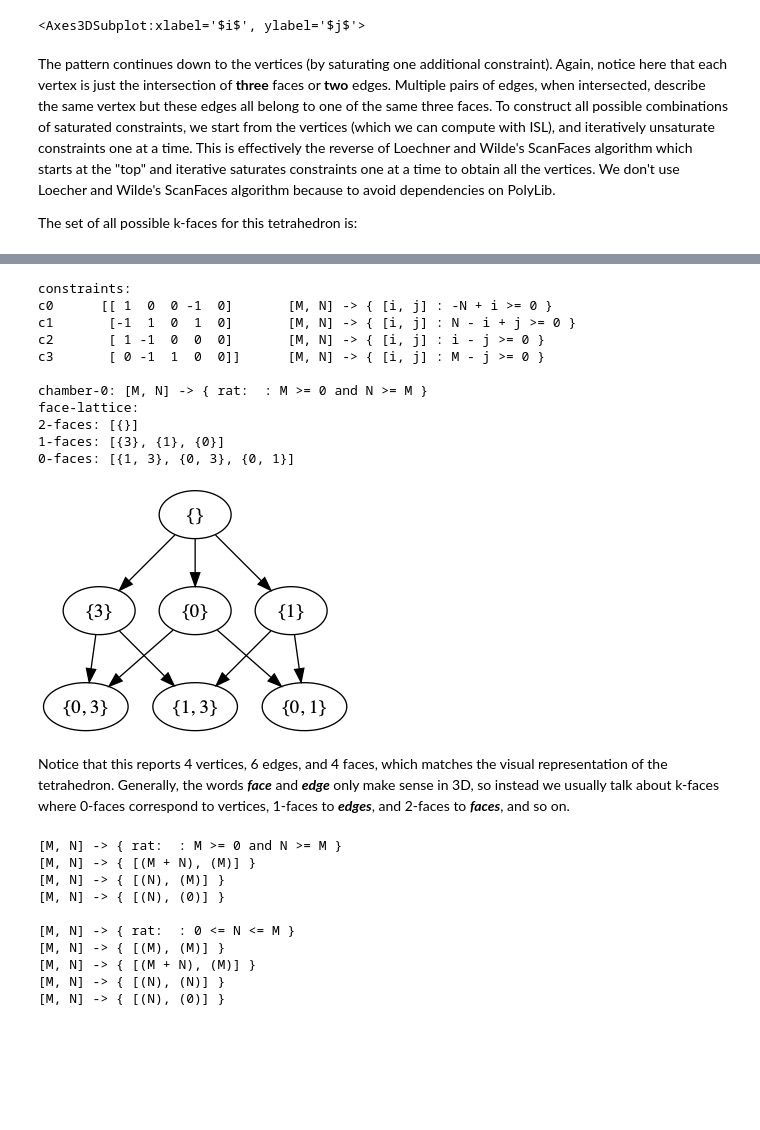
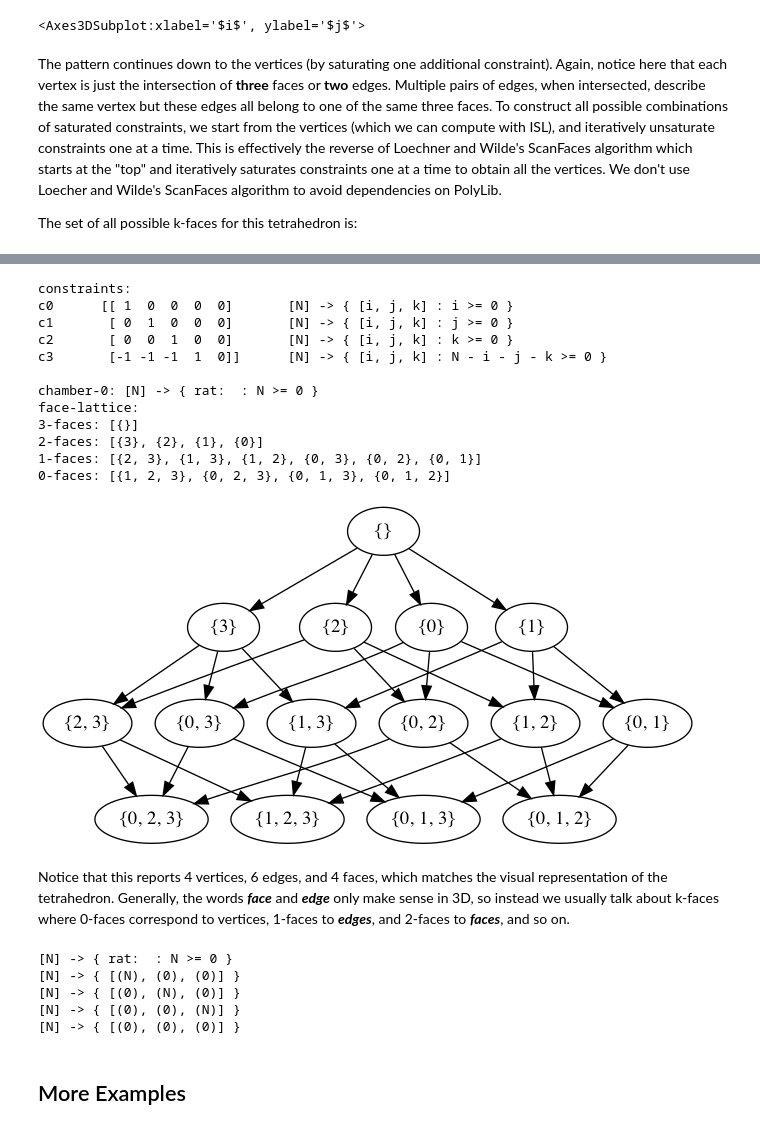
Before and after one commit to lnarmour/simplifying-reductions, a Jupyter notebook: face-lattice.ipynb, the cells around one changed output, grey strips where cells are left out. Cells and saved outputs as stored; diff of their text form; code cells hidden in the pictures; blank space fills up the shorter version.

Commit message:
face lattice typo/fixes

```diff
--- a/face-lattice.ipynb
+++ b/face-lattice.ipynb
@@ -62,45 +64,44 @@ plot_3d_sets([bottom_diagonal_edge])
 [interactive output not drawn]
 <Axes3DSubplot:xlabel='$i$', ylabel='$j$'>
 # %% [markdown]
-The pattern continues down to the vertices (by saturating one additional constraint). Again, notice here that each vertex is just the intersection of **three** faces or **two** edges. Multiple pairs of edges, when intersected, describe the same vertex but these edges all belong to one of the same three faces.  To construct all possible combinations of saturated constraints, we start from the vertices (which we can compute with ISL), and iteratively unsaturate constraints one at a time. This is effectively the reverse of Loechner and Wilde's ScanFaces algorithm which starts at the "top" and iterative saturates constraints one at a time to obtain all the vertices. We don't use Loecher and Wilde's ScanFaces algorithm because to avoid dependencies on PolyLib.
+The pattern continues down to the vertices (by saturating one additional constraint). Again, notice here that each vertex is just the intersection of **three** faces or **two** edges. Multiple pairs of edges, when intersected, describe the same vertex but these edges all belong to one of the same three faces.  To construct all possible combinations of saturated constraints, we start from the vertices (which we can compute with ISL), and iteratively unsaturate constraints one at a time. This is effectively the reverse of Loechner and Wilde's ScanFaces algorithm which starts at the "top" and iteratively saturates constraints one at a time to obtain all the vertices. We don't use Loecher and Wilde's ScanFaces algorithm to avoid dependencies on PolyLib.
 
 The set of all possible k-faces for this tetrahedron is:
 # %%
-#lattice = FaceLattice('[N]->{[i,j,k] : 0<=i,j,k and i+j+k<=N }')
-#lattice = FaceLattice('{ [i, j, k] : k >= -10 + i and k >= -10 + j and k >= 0 and -i + j <= k <= i and 10k < -i + 10j }')
-lattice = FaceLattice('[M, N] -> { [i, j] : i >= N and -N + i <= j <= i and j <= M }')
-plot_3d_sets([lattice.bset])
+lattice = FaceLattice('[N]->{[i,j,k] : 0<=i,j,k and i+j+k<=N }')
+plot_3d_sets([BasicSet('[N]->{[i,j,k] : N=12 and 0<=i,j,k and i+j+k<=N }')])
 
 print('constraints:')
 lattice.pretty_print_constraints()
 
 # there is really one face lattice per chamber, in these simple examples
 # there is only one chamber
 chamber = 0
 
 print('chamber-{}: {}'.format(chamber, lattice.chambers[chamber].get_domain()))
 lattice.pretty_print()
 G = lattice.graph[chamber]
 G = nx.relabel_nodes(G, lambda s: str(set(s)) if s else '{}', copy=False)
 nx.drawing.nx_pydot.write_dot(G, '.lattice.dot')
 gv.render('dot', 'png', '.lattice.dot')
 
 Image(".lattice.dot.png")
 # %% [output]
 [interactive output not drawn]
 [interactive output not drawn]
 constraints:
-c0      [[ 1  0  0 -1  0]       [M, N] -> { [i, j] : -N + i >= 0 }
-c1       [-1  1  0  1  0]       [M, N] -> { [i, j] : N - i + j >= 0 }
-c2       [ 1 -1  0  0  0]       [M, N] -> { [i, j] : i - j >= 0 }
-c3       [ 0 -1  1  0  0]]      [M, N] -> { [i, j] : M - j >= 0 }
+c0      [[ 1  0  0  0  0]       [N] -> { [i, j, k] : i >= 0 }
+c1       [ 0  1  0  0  0]       [N] -> { [i, j, k] : j >= 0 }
+c2       [ 0  0  1  0  0]       [N] -> { [i, j, k] : k >= 0 }
+c3       [-1 -1 -1  1  0]]      [N] -> { [i, j, k] : N - i - j - k >= 0 }
 
-chamber-0: [M, N] -> { rat:  : M >= 0 and N >= M }
+chamber-0: [N] -> { rat:  : N >= 0 }
 face-lattice:
-2-faces: [{}]
-1-faces: [{3}, {1}, {0}]
-0-faces: [{1, 3}, {0, 3}, {0, 1}]
+3-faces: [{}]
+2-faces: [{3}, {2}, {1}, {0}]
+1-faces: [{2, 3}, {1, 3}, {1, 2}, {0, 3}, {0, 2}, {0, 1}]
+0-faces: [{1, 2, 3}, {0, 2, 3}, {0, 1, 3}, {0, 1, 2}]
-[figure, old version]
+[figure, new version]
 # %% [markdown]
 Notice that this reports 4 vertices, 6 edges, and 4 faces, which matches the visual representation of the tetrahedron. Generally, the words ***face*** and ***edge*** only make sense in 3D, so instead we usually talk about k-faces where 0-faces correspond to vertices, 1-faces to ***edges***, and 2-faces to ***faces***, and so on.
 # %%
@@ -114,13 +115,10 @@ for c in cells:
         print(v.get_expr())
     print()
 # %% [output]
-[M, N] -> { rat:  : M >= 0 and N >= M }
-[M, N] -> { [(M + N), (M)] }
-[M, N] -> { [(N), (M)] }
-[M, N] -> { [(N), (0)] }
-
-[M, N] -> { rat:  : 0 <= N <= M }
-[M, N] -> { [(M), (M)] }
-[M, N] -> { [(M + N), (M)] }
-[M, N] -> { [(N), (N)] }
-[M, N] -> { [(N), (0)] }
+[N] -> { rat:  : N >= 0 }
+[N] -> { [(N), (0), (0)] }
+[N] -> { [(0), (N), (0)] }
+[N] -> { [(0), (0), (N)] }
+[N] -> { [(0), (0), (0)] }
+# %% [markdown]
+## More Examples
```
Also changed, not shown: parts of 3 cells of this notebook, 2 other files.
